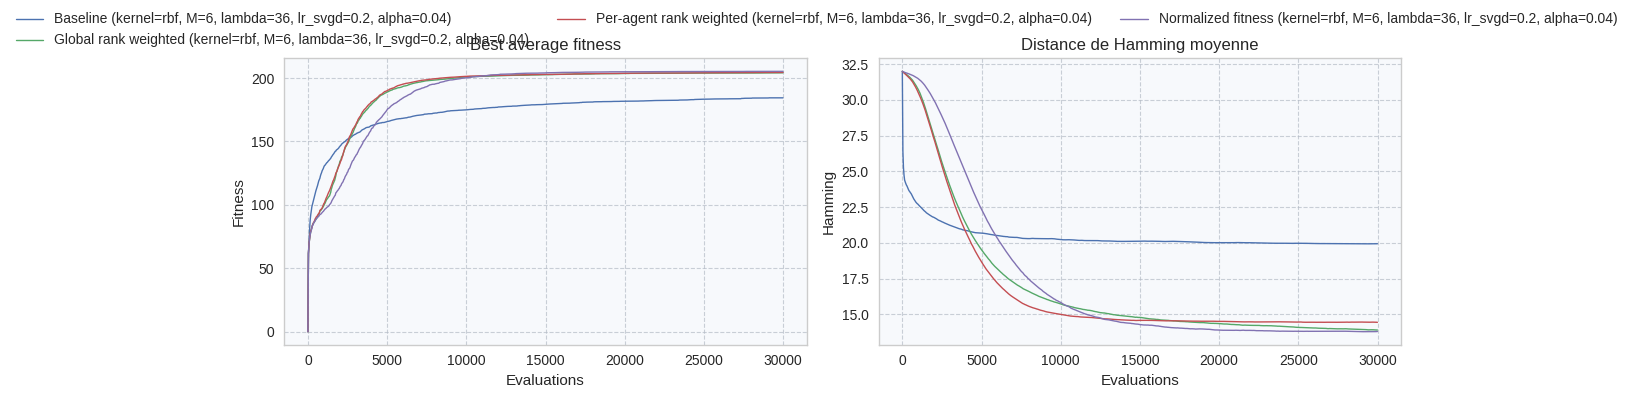
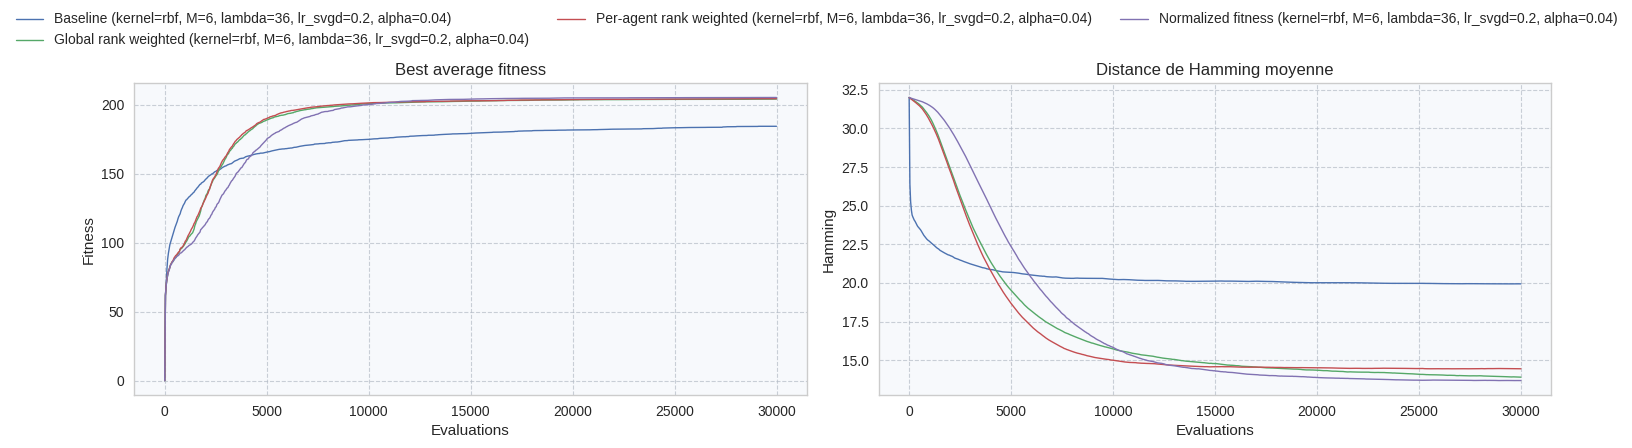
The notebook cell's code change between the first figure and the second:
--- before
+++ after
@@ -8,6 +8,7 @@
     nrows = math.ceil(len(metrics) / ncols)
     plt.style.use('seaborn-v0_8-whitegrid')
-    fig, axes = plt.subplots(nrows, ncols, figsize=(6 * ncols, 4 * nrows))
+    fig, axes = plt.subplots(nrows, ncols, figsize=(7.5 * ncols, 4.5 * nrows))
     axes = np.array(axes).reshape(-1)
+    fig.subplots_adjust(top=0.88, hspace=0.4)
     line_kwargs = dict(linewidth=1.0)
     grid_kwargs = dict(color='#b5bcc7', linestyle='--', linewidth=0.8, alpha=0.7)
@@ -61,5 +62,5 @@
         fig.legend(handles, labels, loc='upper center', ncol=min(len(handles), 3))
 
-    fig.tight_layout(rect=(0, 0, 1, 0.95))
+    fig.tight_layout(rect=(0, 0, 1, 0.9))
 else:
     print('Aucun resultat a tracer pour le moment.')

Commit: Enhance MultiAgentUnivariateEDA and NormalizedFitnessAdvantage classes